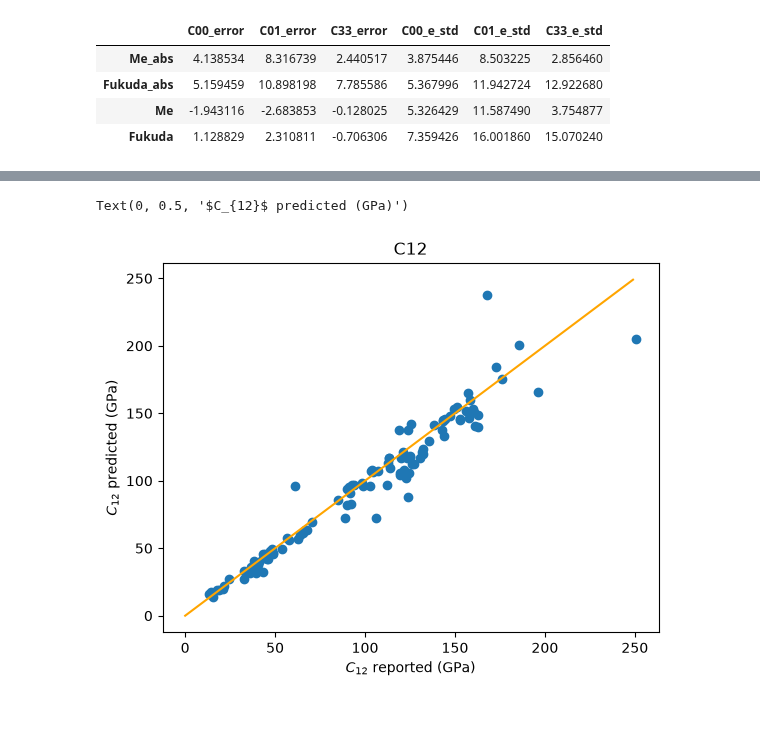
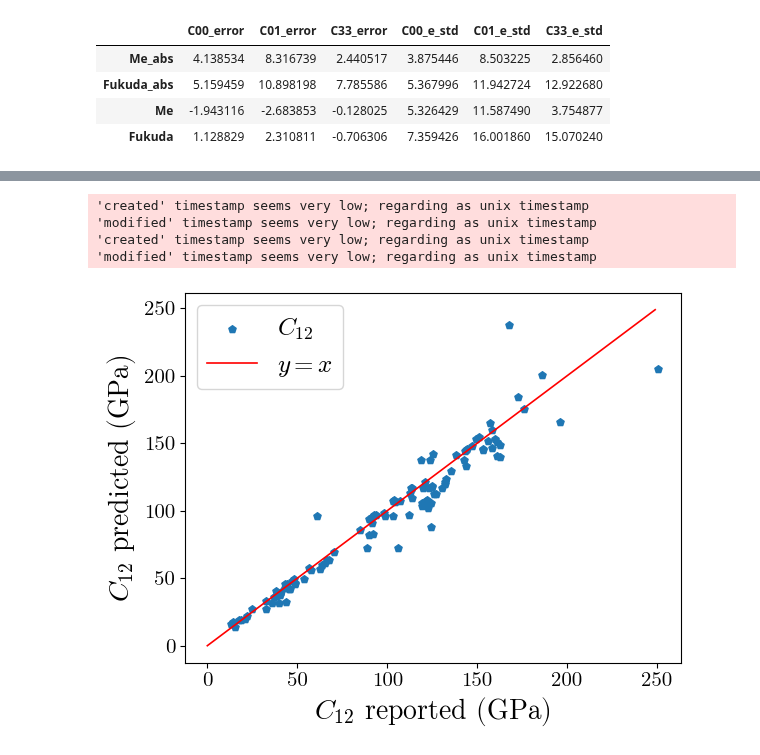
Before and after one commit to cubos-d/RUSpectroscopy_Tools, a Jupyter notebook: notebooks/look_cubic_model_fancy.ipynb, the cells around one changed output, grey strips where cells are left out. Saved outputs shown, nothing was run; the diff lists cells and outputs as text; code cells hidden in the pictures; blank space fills up the shorter version.

```diff
--- a/notebooks/look_cubic_model_fancy.ipynb
+++ b/notebooks/look_cubic_model_fancy.ipynb
@@ -314,15 +340,21 @@ Text(0, 0.5, '$C_{11}$ predicted (GPa)')
 # %%
 fig_scy = plt.figure()
 ax2 =fig_scy.add_subplot(111)
 ref2 = range(int(max(df_reporte.T["C12_Reported(Gpa)"])))
-ax2.scatter(df_reporte.T["C12_Reported(Gpa)"], df_reporte.T["C12_Pred(Me)"])
-ax2.set_title("C12")
-ax2.plot(list(ref2), list(ref2), color = "orange")
-ax2.set_xlabel(r"$C_{12}$ reported (GPa)")
-ax2.set_ylabel(r"$C_{12}$ predicted (GPa)")
+ax2.scatter(df_reporte.T["C12_Reported(Gpa)"], df_reporte.T["C12_Pred(Me)"], marker="p", s=30)
+ax2.plot(list(ref2), list(ref2), color = line_color)
+ax2.set_xlabel(r"$C_{12}$ reported (GPa)", fontsize = labels_fontsize)
+ax2.set_ylabel(r"$C_{12}$ predicted (GPa)", fontsize = labels_fontsize)
+ax2.tick_params(axis='x', labelsize=15)
+ax2.tick_params(axis='y', labelsize=15)
+ax2.legend([r"$C_{12}$", r"$y = x$"], fontsize = 18)
+plt.savefig("../Thesis_Docs/pictures/fig34_C12.pdf", bbox_inches="tight", pad_inches=0)
 # %% [output]
-Text(0, 0.5, '$C_{12}$ predicted (GPa)')
+'created' timestamp seems very low; regarding as unix timestamp
+'modified' timestamp seems very low; regarding as unix timestamp
+'created' timestamp seems very low; regarding as unix timestamp
+'modified' timestamp seems very low; regarding as unix timestamp
-[figure, old version]
+[figure, new version]
 # %%
 fig_scz = plt.figure()
 ax3 =fig_scz.add_subplot(111)
```
Also changed, not shown: parts of 7 cells of this notebook, 1 other file.
